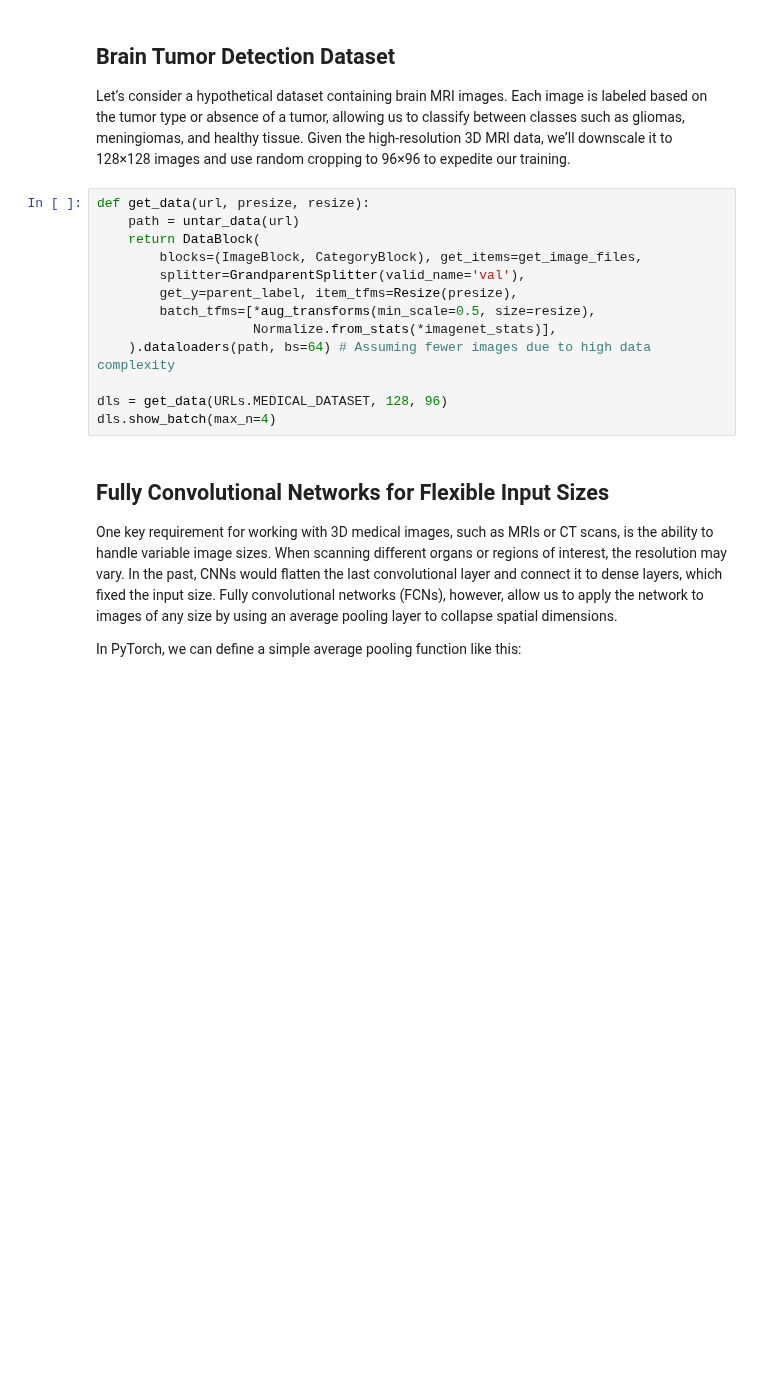
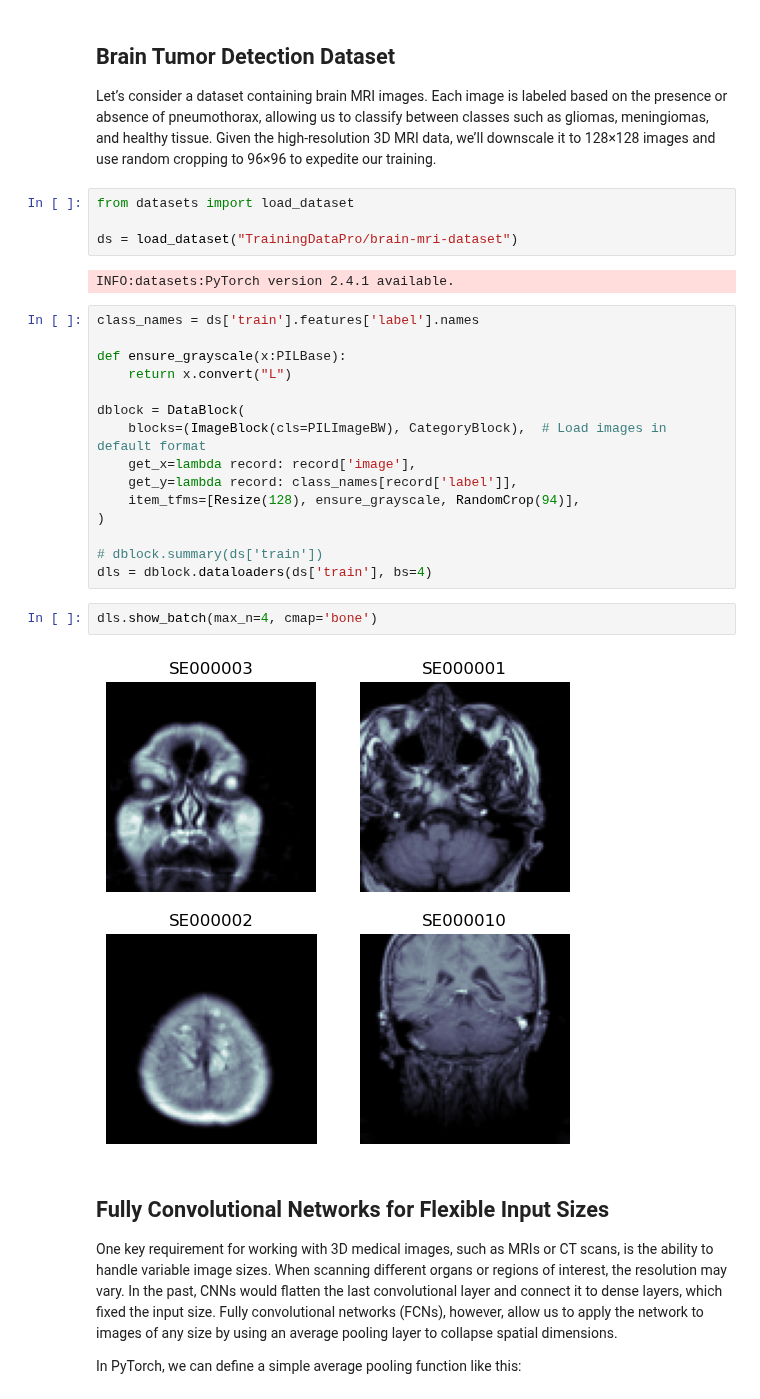
Before and after one commit to bmandracchia/ML4BD, a Jupyter notebook: chapters/27_resnet2.ipynb, the cells around one changed output. Cells and saved outputs as stored; diff of their text form; blank space fills up the shorter version.

```diff
--- a/chapters/27_resnet2.ipynb
+++ b/chapters/27_resnet2.ipynb
@@ -8,20 +13,32 @@ We’ll first explore the ResNet basics, then discuss recent modifications that
 
 ## Brain Tumor Detection Dataset
 
-Let’s consider a hypothetical dataset containing brain MRI images. Each image is labeled based on the tumor type or absence of a tumor, allowing us to classify between classes such as gliomas, meningiomas, and healthy tissue. Given the high-resolution 3D MRI data, we’ll downscale it to 128×128 images and use random cropping to 96×96 to expedite our training.
+Let’s consider a dataset containing brain MRI images. Each image is labeled based on the presence or absence of pneumothorax, allowing us to classify between classes such as gliomas, meningiomas, and healthy tissue. Given the high-resolution 3D MRI data, we’ll downscale it to 128×128 images and use random cropping to 96×96 to expedite our training.
-# %%
-def get_data(url, presize, resize):
-    path = untar_data(url)
-    return DataBlock(
-        blocks=(ImageBlock, CategoryBlock), get_items=get_image_files,
-        splitter=GrandparentSplitter(valid_name='val'),
-        get_y=parent_label, item_tfms=Resize(presize),
-        batch_tfms=[*aug_transforms(min_scale=0.5, size=resize),
-                    Normalize.from_stats(*imagenet_stats)],
-    ).dataloaders(path, bs=64) # Assuming fewer images due to high data complexity
-
-dls = get_data(URLs.MEDICAL_DATASET, 128, 96)
-dls.show_batch(max_n=4)
+# %%
+from datasets import load_dataset
+
+ds = load_dataset("TrainingDataPro/brain-mri-dataset")
+# %% [output]
+INFO:datasets:PyTorch version 2.4.1 available.
+# %%
+class_names = ds['train'].features['label'].names
+
+def ensure_grayscale(x:PILBase):
+    return x.convert("L")
+
+dblock = DataBlock(
+    blocks=(ImageBlock(cls=PILImageBW), CategoryBlock),  # Load images in default format
+    get_x=lambda record: record['image'],
+    get_y=lambda record: class_names[record['label']],
+    item_tfms=[Resize(128), ensure_grayscale, RandomCrop(94)],
+)
+
+# dblock.summary(ds['train'])
+dls = dblock.dataloaders(ds['train'], bs=4)
+# %%
+dls.show_batch(max_n=4, cmap='bone')
+# %% [output]
+[figure, added]
 # %% [markdown]
 ## Fully Convolutional Networks for Flexible Input Sizes
 
```
Also changed, not shown: parts of 22 cells of this notebook, 17 other files.
